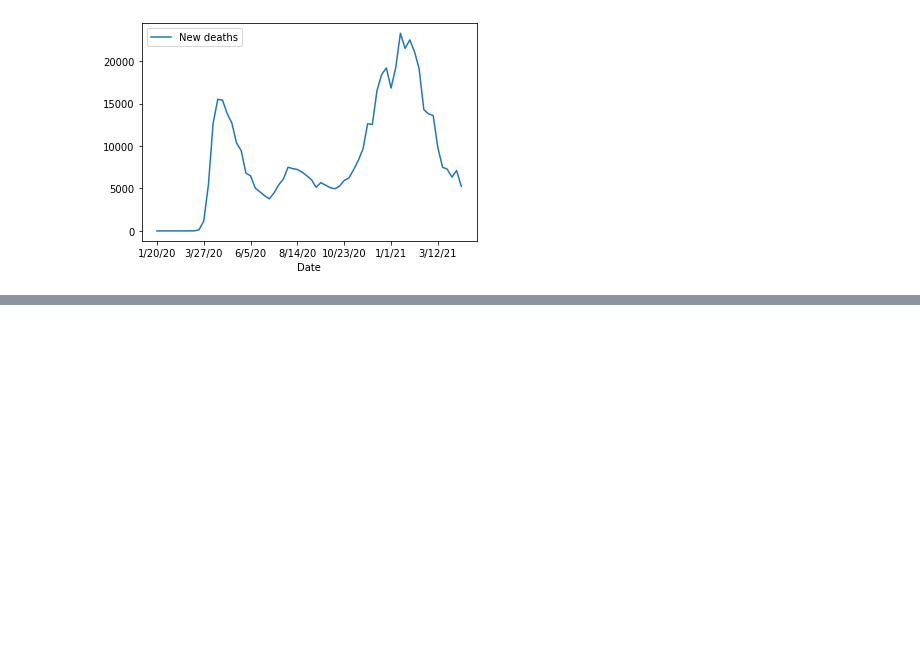
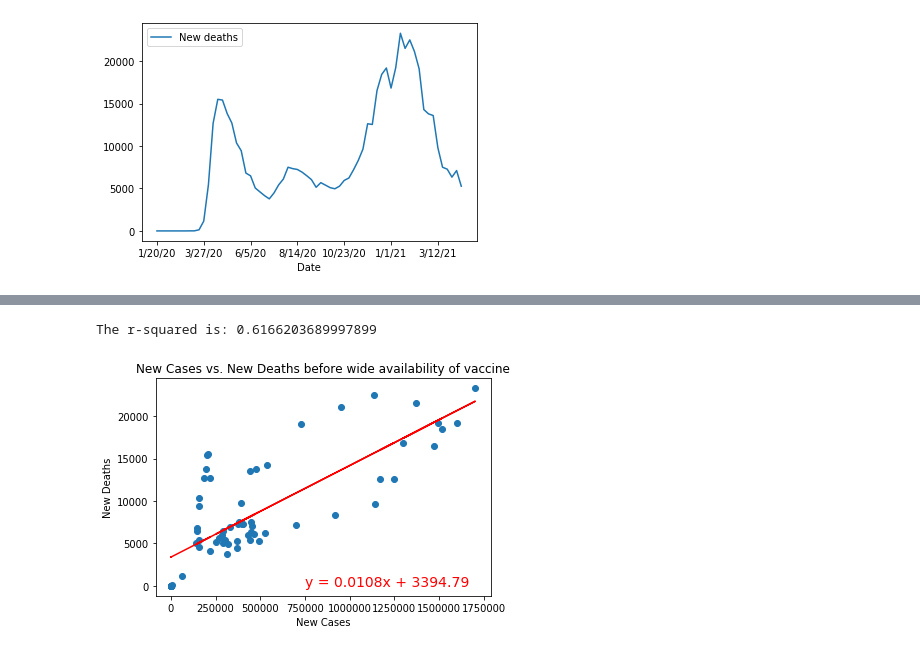
Before and after one commit to lamotteBootcamp/Amazon_profit_analysis_in_Covid_pandemic, a Jupyter notebook: Covid2/Covid visualizations.ipynb, the cells around one changed output, grey strips where cells are left out. Saved outputs shown, nothing was run; the diff lists cells and outputs as text; code cells hidden in the pictures; blank space fills up the shorter version.

```diff
--- a/Covid2/Covid visualizations.ipynb
+++ b/Covid2/Covid visualizations.ipynb
@@ -147,0 +123,22 @@ The r-squared is: 0.29992881190482346
+# %%
+new_deaths = pre_vaccine_df.iloc[:,4]
+new_cases = pre_vaccine_df.iloc[:,2]
+
+(slope, intercept, rvalue, pvalue, stderr) = linregress(new_cases, new_deaths)
+regress_values = new_cases * slope + intercept
+line_eq = "y = " + str(round(slope,4)) + "x + " + str(round(intercept,2))
+
+plt.scatter(new_cases,new_deaths)
+
+plt.plot(new_cases,regress_values,"r-")
+plt.annotate(line_eq,(750000,10),fontsize=14,color="red")
+
+plt.title('New Cases vs. New Deaths before wide availability of vaccine')
+plt.xlabel('New Cases')
+plt.ylabel('New Deaths')
+print(f"The r-squared is: {rvalue**2}")
+plt.savefig("Pre-Vaccine.png")
+plt.show()
+# %% [output]
+The r-squared is: 0.6166203689997899
+[figure, added]
```
Also changed, not shown: parts of 15 cells of this notebook, 4 other files.
